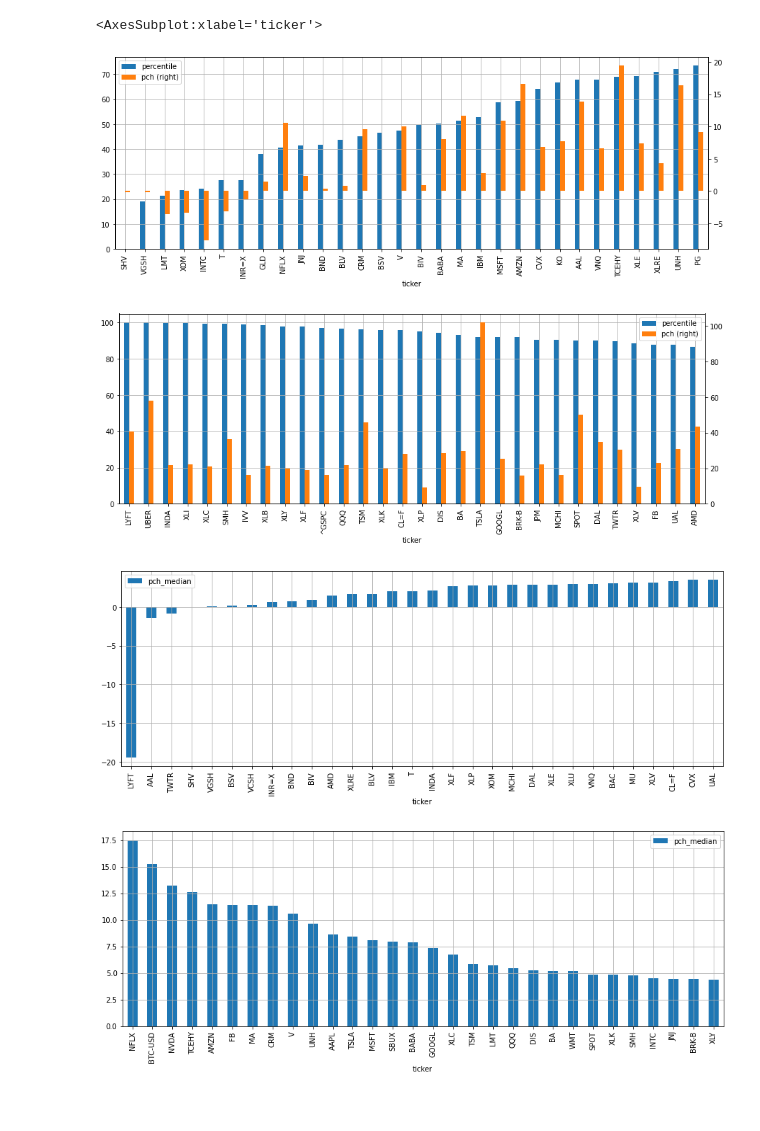
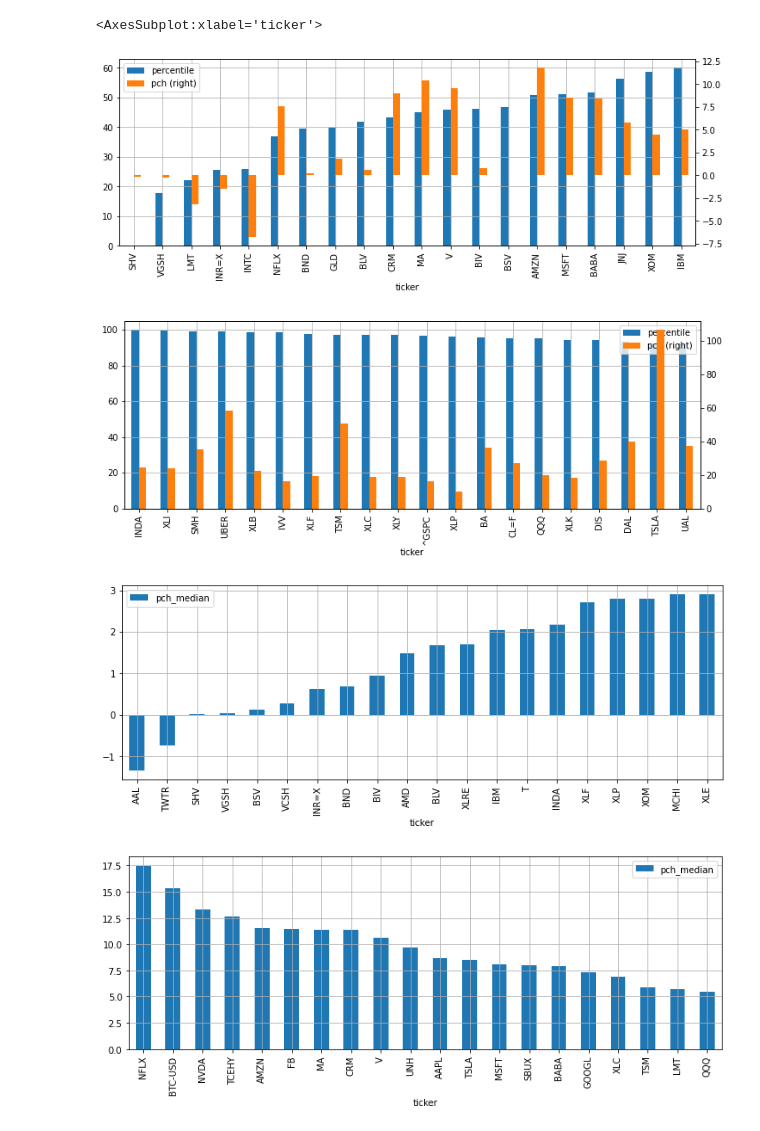
Before and after one commit to bamage00/notebooks, a Jupyter notebook: dma_stocks.ipynb, the cells around one changed output. Drawn from its saved outputs; the diff is of its cells as text; code cells hidden in the pictures.

```diff
--- a/dma_stocks.ipynb
+++ b/dma_stocks.ipynb
@@ -8,7 +8,8 @@ from tqdm.notebook import tqdm
 
 pd.set_option('display.max_rows', 100)
 # %%
-fig_size = (15, 5)
+fig_size = (12, 4)
+top_n = 20
 start_date = '1970-01-02'
 today = datetime.today().strftime('%Y-%m-%d')
 one_year = (datetime.today()-relativedelta(years=1)).strftime('%Y-%m-%d')
@@ -30,7 +31,7 @@ def get_dma_percentile(df, bins=100):
 
 def get_dma_tickers(tickers):
     a, b, c, d, e, f = ([] for i in range(6))
-    for ticker in tqdm(my_tickers):
+    for ticker in tqdm(tickers):
         try:
             df = get_dma_analysis(ticker=ticker, start_date=start_date)
             a.append(get_dma_percentile(df))
@@ -42,7 +43,7 @@ def get_dma_tickers(tickers):
         except:
             print(ticker)
     df = pd.DataFrame()
-    df['ticker'] = my_tickers
+    df['ticker'] = tickers
     df['percentile'] = a
     df['pch'] = b
     df['pch_mean'] = c
@@ -54,9 +55,13 @@ def get_dma_tickers(tickers):
 my_tickers = ['AMZN', 'AAPL', 'FB', 'GOOGL', 'MSFT', 'UBER', 'XOM', 'BA', 'DAL', 'UAL', 'AAL', 'SMH', 'IVV',
               'VNQ',  '^GSPC', 'QQQ', 'SHV', 'CL=F', 'MCHI', 'INDA', 'INR=X', 'GLD', 'BTC-USD',
               'TSLA', 'BRK-B', 'V', 'WMT', 'JNJ', 'JPM', 'PG', 'MA', 'NVDA', 'UNH', 'DIS', 'BAC', 'KO', 'CRM',
-              'NFLX', 'T', 'INTC', 'CVX', 'SBUX', 'IBM', 'AMD', 'LMT', 'MU', 'SPOT', 'TWTR', 'LYFT',
+              'NFLX', 'T', 'INTC', 'CVX', 'SBUX', 'IBM', 'AMD', 'LMT', 'MU', 'SPOT', 'TWTR',
               'BABA', 'TCEHY', 'TSM', 'XLK', 'XLV', 'XLC', 'XLY', 'XLF', 'XLI', 'XLP', 'XLU',
               'XLE', 'XLRE', 'XLB', 'VCSH', 'VGSH', 'BSV', 'BIV', 'BLV', 'BND']
+
+sectors = ['XLK', 'XLV', 'XLY', 'XLC', 'XLF', 'XLI', 'XLP', 'XLU', 'XLB', 'XLE', 'XLRE', 'SPY']
+
+bonds = ['SHV', 'VCSH', 'VGSH', 'VCIT', 'VGIT', 'VCLT', 'VGLT', 'BND']
 
 tickers = ['AAPL', 'MSFT', 'AMZN', 'FB', 'GOOGL', 'TSLA', 'V', 'WMT', 'JNJ', 'JPM', 'PG', 'NVDA', 'MA', 'UNH',
            'HD', 'DIS', 'VZ', 'CRM', 'BAC', 'KO', 'PYPL', 'CMCSA', 'ADBE', 'BRK-A', 'NFLX', 'NKE', 'PFE',
@@ -79,20 +84,20 @@ tickers = ['AAPL', 'MSFT', 'AMZN', 'FB', 'GOOGL', 'TSLA', 'V', 'WMT', 'JNJ', 'JP
 # %%
 df_my_tickers = get_dma_tickers(my_tickers)
 # %%
-df_my_tickers.sort_values(by='percentile', ascending=True).head(30).plot(
+df_my_tickers.sort_values(by='percentile', ascending=True).head(top_n).plot(
     x='ticker', y=['percentile', 'pch'], secondary_y=['pch'], kind='bar', figsize=fig_size, grid=True)
 
-df_my_tickers.sort_values(by='percentile', ascending=False).head(30).plot(
+df_my_tickers.sort_values(by='percentile', ascending=False).head(top_n).plot(
     x='ticker', y=['percentile', 'pch'], secondary_y=['pch'], kind='bar', figsize=fig_size, grid=True)
 
-df_my_tickers.sort_values(by='pch_median', ascending=True).head(30).plot(
+df_my_tickers.sort_values(by='pch_median', ascending=True).head(top_n).plot(
     x='ticker', y=['pch_median'], kind='bar', figsize=fig_size, grid=True)
 
-df_my_tickers.sort_values(by='pch_median', ascending=False).head(30).plot(
+df_my_tickers.sort_values(by='pch_median', ascending=False).head(top_n).plot(
     x='ticker', y=['pch_median'], kind='bar', figsize=fig_size, grid=True)
 # %% [output]
 <AxesSubplot:xlabel='ticker'>
-[figure, old version]
+[figure, new version]
-[figure, old version]
+[figure, new version]
-[figure, old version]
+[figure, new version]
-[figure, old version]
+[figure, new version]
```
Also changed, not shown: parts of 4 cells of this notebook, 15 other files.
